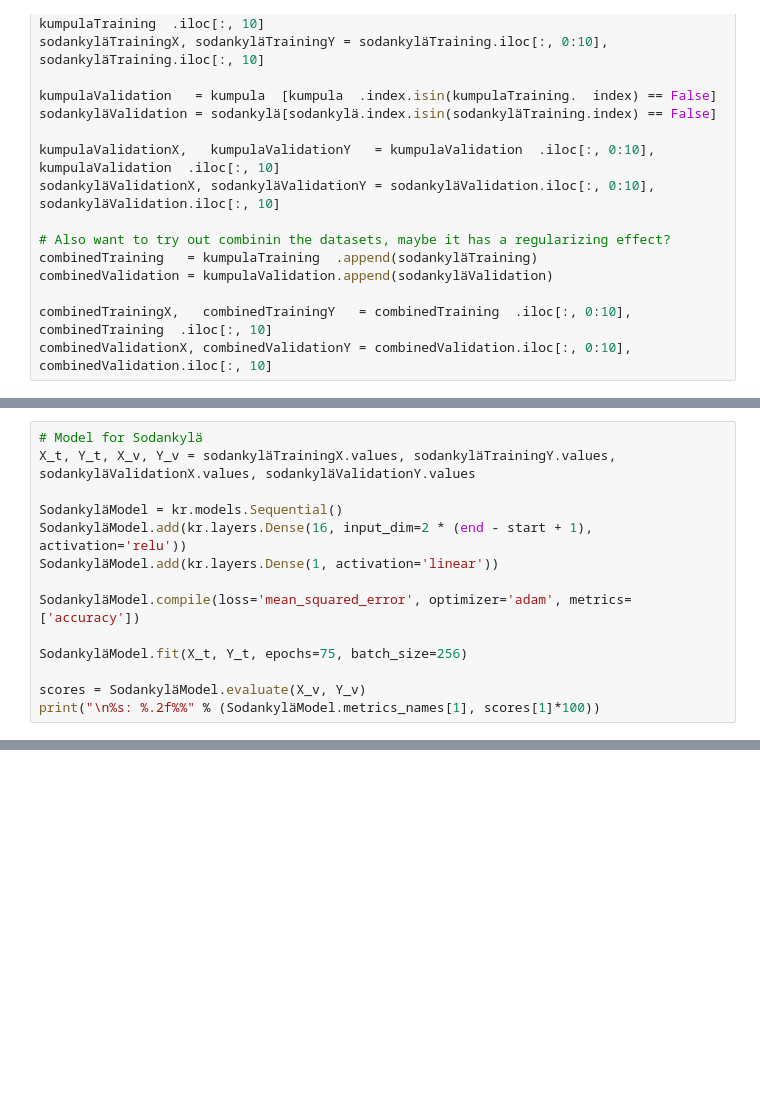
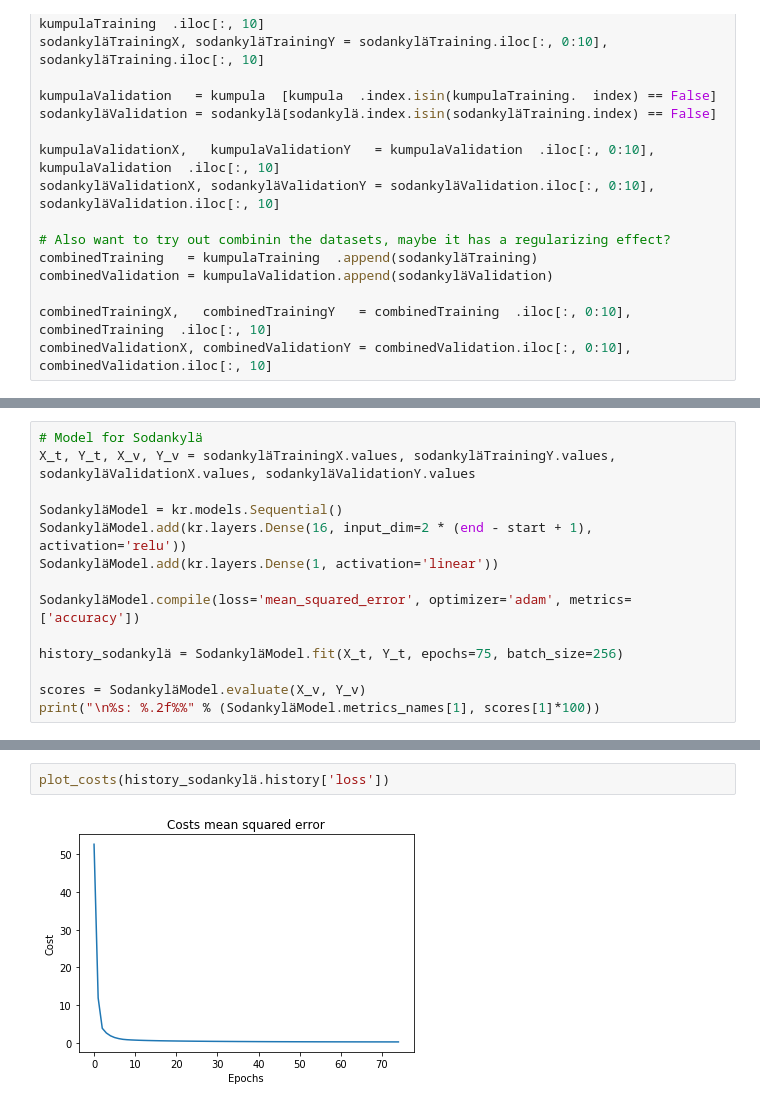
Before and after one commit to oscargranlund/AANN2018Project, a Jupyter notebook: Analys.ipynb, the cells around one changed output, grey strips where cells are left out. Cells and saved outputs as stored; diff of their text form; blank space fills up the shorter version.

```diff
--- a/Analys.ipynb
+++ b/Analys.ipynb
@@ -78,7 +107,7 @@ SodankyläModel.add(kr.layers.Dense(1, activation='linear'))
 
 SodankyläModel.compile(loss='mean_squared_error', optimizer='adam', metrics=['accuracy'])
 
-SodankyläModel.fit(X_t, Y_t, epochs=75, batch_size=256)
+history_sodankylä = SodankyläModel.fit(X_t, Y_t, epochs=75, batch_size=256)
 
 scores = SodankyläModel.evaluate(X_v, Y_v)
 print("\n%s: %.2f%%" % (SodankyläModel.metrics_names[1], scores[1]*100))
@@ -85,3 +132,7 @@ print("\n%s: %.2f%%" % (SodankyläModel.metrics_names[1], scores[1]*100))
+# %%
+plot_costs(history_sodankylä.history['loss'])
+# %% [output]
+[figure, added]
 # %%
 # Model for Combined
 X_t, Y_t, X_v, Y_v = combinedTrainingX.values, combinedTrainingY.values, combinedValidationX.values, combinedValidationY.values
```
Also changed, not shown: parts of 8 cells of this notebook.
